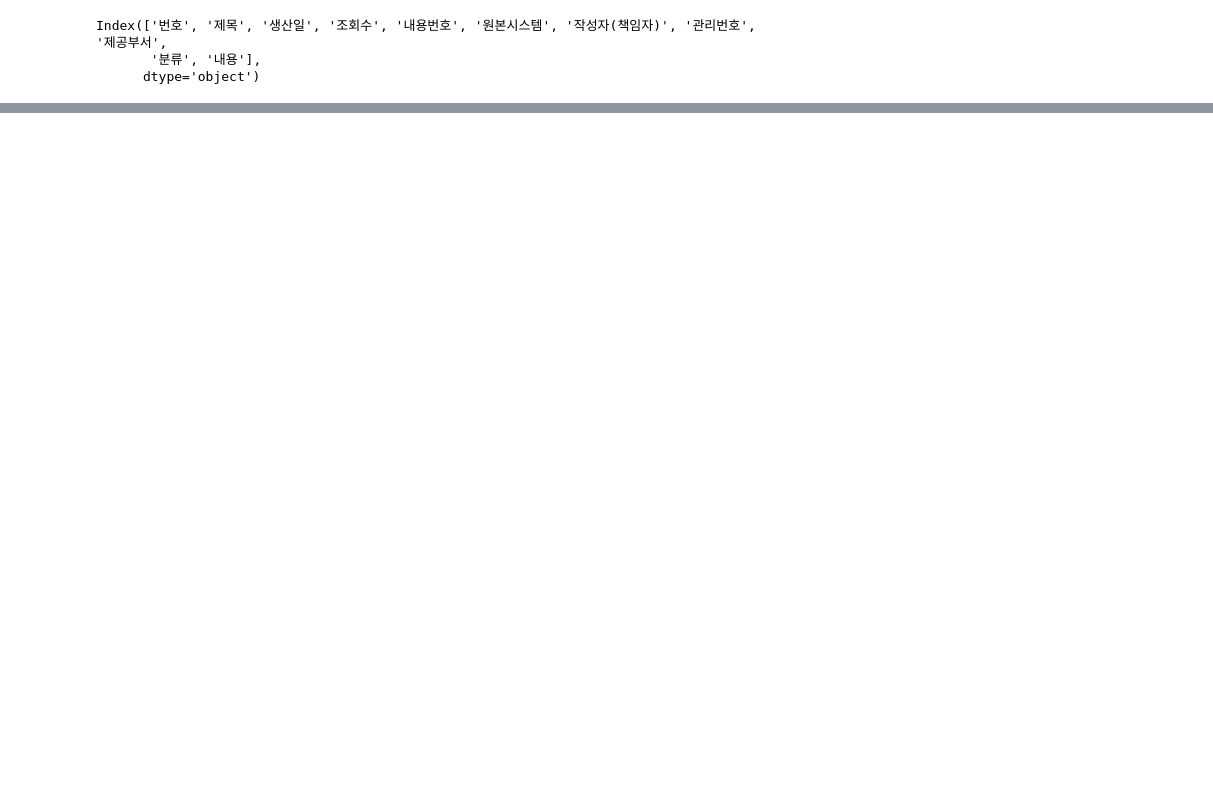
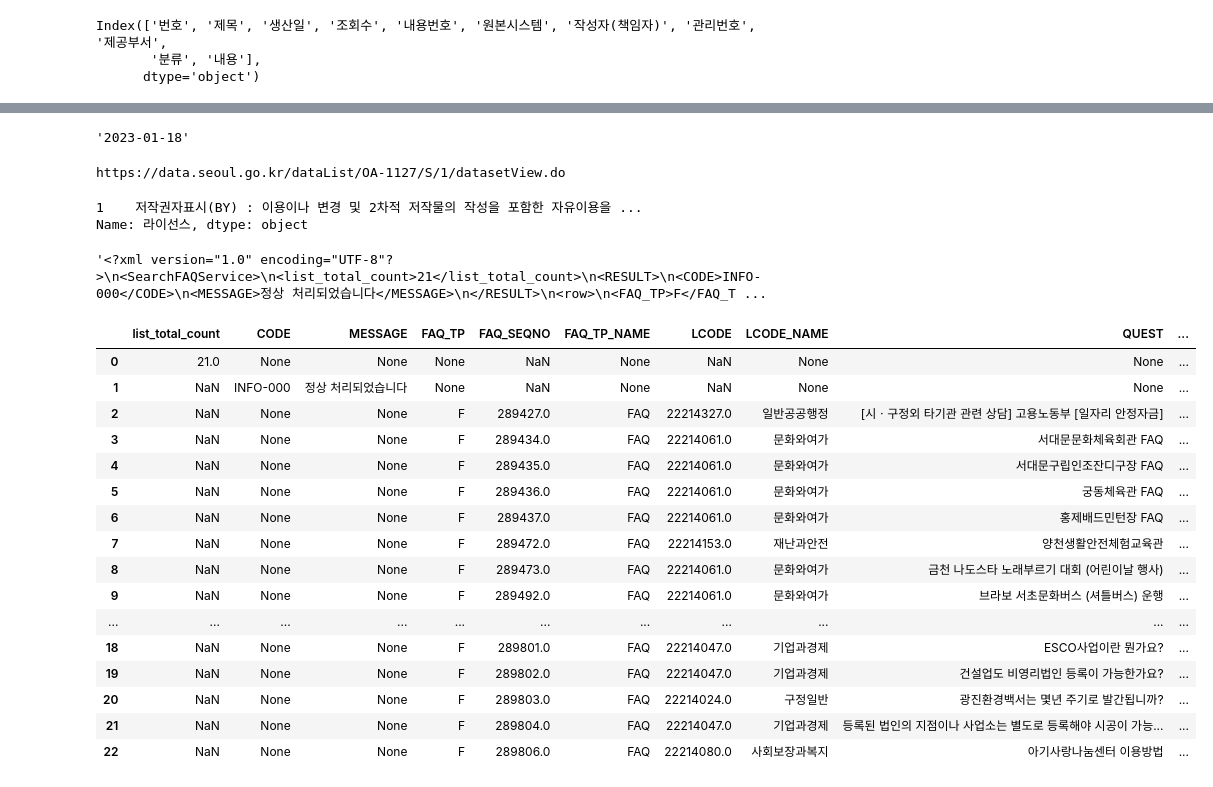
Before and after one commit to SongJuntae/AIS8, a Jupyter notebook: code/ipynb/Hello.ipynb, the cells around one changed output, grey strips where cells are left out. Saved outputs shown, nothing was run; the diff lists cells and outputs as text; code cells hidden in the pictures; blank space fills up the shorter version.

```diff
--- a/code/ipynb/Hello.ipynb
+++ b/code/ipynb/Hello.ipynb
@@ -205,0 +293,8 @@ df_detail
+# %%
+from datetime import datetime
+
+today_date = datetime.today().strftime('%Y-%m-%d')
+file_name = f'etf-{today_date}.csv'
+df.to_csv(f'../../data/naver-finance/{file_name}',index=False)
+# %% [output]
+'2023-01-18'
@@ -205,0 +304,48 @@ df_detail
+# %%
+# "서울시 다산콜센터 자주묻는질문 목록" 데이터의 메타정보를 담은 페이지를 url 변수에 담아줍니다.
+# pd.read_html 을 통해 해당 URL의 table 정보를 읽어옵니다.
+# DataFrame의 0행을 인덱스로 만듭니다.
+# 행을 열으로, 열을 행으로 작성하여 바꾸어줍니다. pandas.DataFrame.transpose와 동일합니다.
+api_document_url = "https://data.seoul.go.kr/dataList/OA-1127/S/1/datasetView.do"
+df_api_doc = pd.read_html(api_document_url)[2].set_index(0).T
+print(api_document_url)
+df_api_doc
+
+# df_api_doc 1행의 라이선스를 출력합니다.
+df_api_doc["라이선스"]
+# %% [output]
+https://data.seoul.go.kr/dataList/OA-1127/S/1/datasetView.do
+1    저작권자표시(BY) : 이용이나 변경 및 2차적 저작물의 작성을 포함한 자유이용을 ...
+Name: 라이선스, dtype: object
+# %%
+with open('/home/sjt/projects/web/likelion/data/apikeys/seoul-120.txt','r') as f:
+    auth_key = f.read()
+
+faq_url = f"http://openAPI.seoul.go.kr:8088/{auth_key}/xml/SearchFAQService/1/999/F"
+
+result = requests.get(faq_url)
+
+result.text
+# %% [output]
+'<?xml version="1.0" encoding="UTF-8"?>\n<SearchFAQService>\n<list_total_count>21</list_total_count>\n<RESULT>\n<CODE>INFO-000</CODE>\n<MESSAGE>정상 처리되었습니다</MESSAGE>\n</RESULT>\n<row>\n<FAQ_TP>F</FAQ_T ...
+# %%
+df_list_all = pd.read_xml(result.text)
+df_list_all
+# %% [output]
+|  | list_total_count | CODE | MESSAGE | FAQ_TP | FAQ_SEQNO | FAQ_TP_NAME | LCODE | LCODE_NAME | QUEST | ... |
+| 0 | 21.0 | None | None | None | NaN | None | NaN | None | None | ... |
+| 1 | NaN | INFO-000 | 정상 처리되었습니다 | None | NaN | None | NaN | None | None | ... |
+| 2 | NaN | None | None | F | 289427.0 | FAQ | 22214327.0 | 일반공공행정 | [시ㆍ구정외 타기관 관련 상담] 고용노동부 [일자리 안정자금] | ... |
+| 3 | NaN | None | None | F | 289434.0 | FAQ | 22214061.0 | 문화와여가 | 서대문문화체육회관 FAQ | ... |
+| 4 | NaN | None | None | F | 289435.0 | FAQ | 22214061.0 | 문화와여가 | 서대문구립인조잔디구장 FAQ | ... |
+| 5 | NaN | None | None | F | 289436.0 | FAQ | 22214061.0 | 문화와여가 | 궁동체육관 FAQ | ... |
+| 6 | NaN | None | None | F | 289437.0 | FAQ | 22214061.0 | 문화와여가 | 홍제배드민턴장 FAQ | ... |
+| 7 | NaN | None | None | F | 289472.0 | FAQ | 22214153.0 | 재난과안전 | 양천생활안전체험교육관 | ... |
+| 8 | NaN | None | None | F | 289473.0 | FAQ | 22214061.0 | 문화와여가 | 금천 나도스타 노래부르기 대회 (어린이날 행사) | ... |
+| 9 | NaN | None | None | F | 289492.0 | FAQ | 22214061.0 | 문화와여가 | 브라보 서초문화버스 (셔틀버스) 운행 | ... |
+| ... | ... | ... | ... | ... | ... | ... | ... | ... | ... | ... |
+| 18 | NaN | None | None | F | 289801.0 | FAQ | 22214047.0 | 기업과경제 | ESCO사업이란 뭔가요? | ... |
+| 19 | NaN | None | None | F | 289802.0 | FAQ | 22214047.0 | 기업과경제 | 건설업도 비영리법인 등록이 가능한가요? | ... |
+| 20 | NaN | None | None | F | 289803.0 | FAQ | 22214024.0 | 구정일반 | 광진환경백서는 몇년 주기로 발간됩니까? | ... |
+| 21 | NaN | None | None | F | 289804.0 | FAQ | 22214047.0 | 기업과경제 | 등록된 법인의 지점이나 사업소는 별도로 등록해야 시공이 가능... | ... |
+| 22 | NaN | None | None | F | 289806.0 | FAQ | 22214080.0 | 사회보장과복지 | 아기사랑나눔센터 이용방법 | ... |
```
Also changed, not shown: parts of 20 cells of this notebook, 4 other files.
